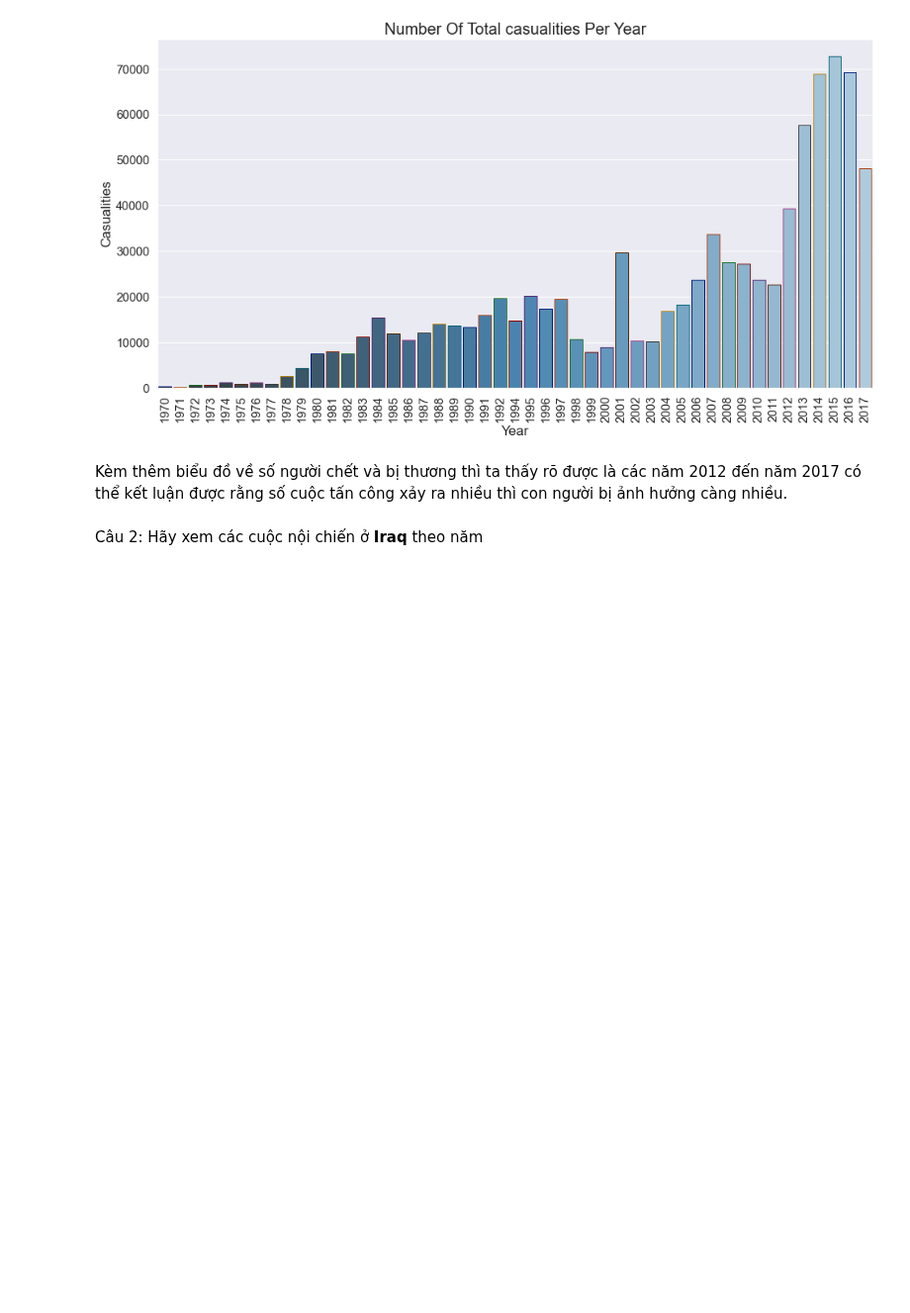
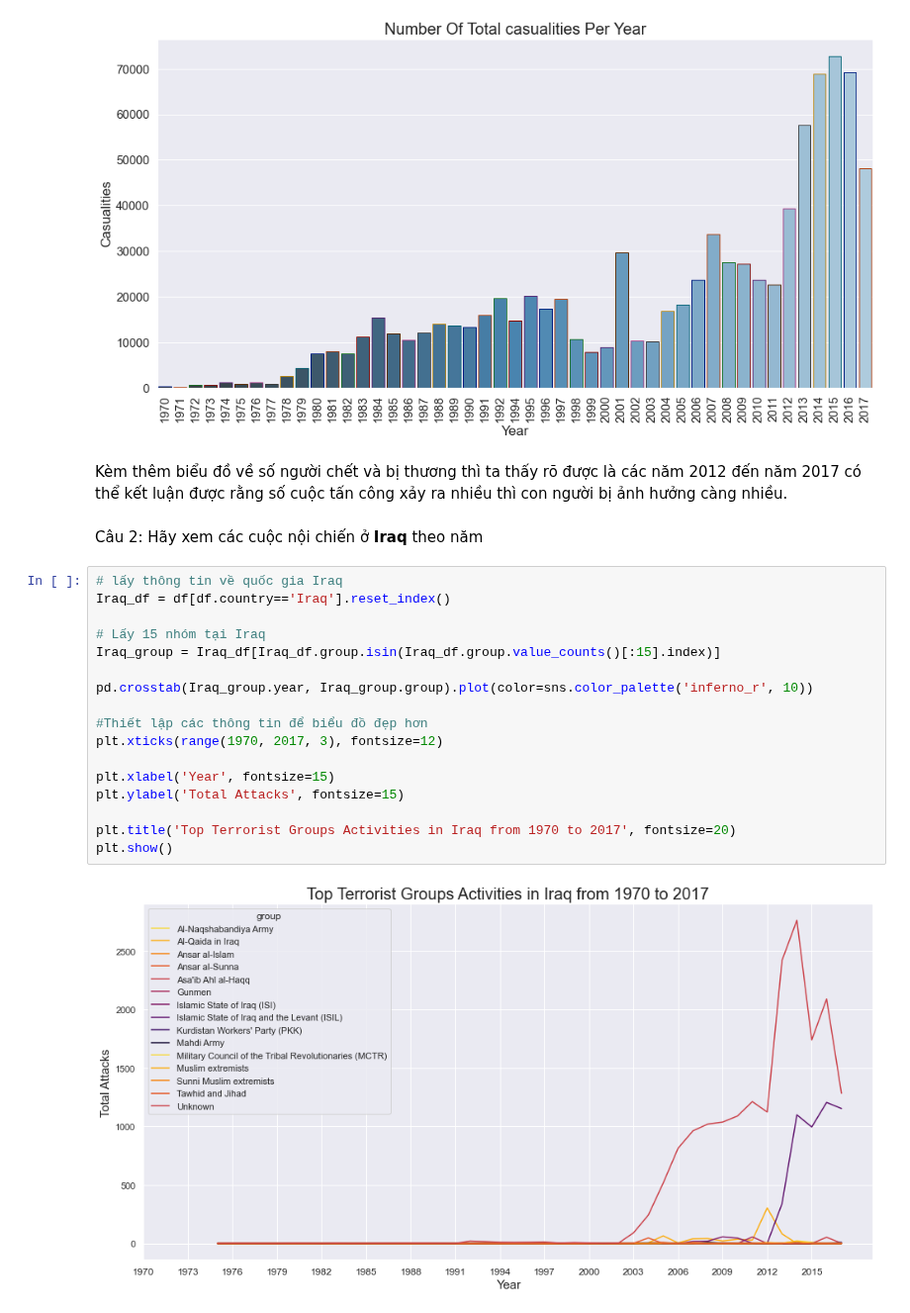
Before and after one commit to tuph-tech/LTKHDL-final, a Jupyter notebook: 1712861-PhanHuuTu.ipynb, the cells around one changed output. Shown at 99% size. Cells and saved outputs as stored; diff of their text form; blank space fills up the shorter version.

```diff
--- a/1712861-PhanHuuTu.ipynb
+++ b/1712861-PhanHuuTu.ipynb
@@ -701,3 +701,22 @@ plt.show()
 Kèm thêm biểu đồ về số người chết và bị thương thì ta thấy rõ được là các năm 2012 đến năm 2017 có thể kết luận được rằng số cuộc tấn công xảy ra nhiều thì con người bị ảnh hưởng càng nhiều.
 # %% [markdown]
 Câu 2: Hãy xem các cuộc nội chiến ở **Iraq** theo năm
+# %%
+# lấy thông tin về quốc gia Iraq
+Iraq_df = df[df.country=='Iraq'].reset_index()
+
+# Lấy 15 nhóm tại Iraq
+Iraq_group = Iraq_df[Iraq_df.group.isin(Iraq_df.group.value_counts()[:15].index)]
+
+pd.crosstab(Iraq_group.year, Iraq_group.group).plot(color=sns.color_palette('inferno_r', 10))
+
+#Thiết lập các thông tin để biểu đồ đẹp hơn
+plt.xticks(range(1970, 2017, 3), fontsize=12)
+
+plt.xlabel('Year', fontsize=15)
+plt.ylabel('Total Attacks', fontsize=15)
+
+plt.title('Top Terrorist Groups Activities in Iraq from 1970 to 2017', fontsize=20)
+plt.show()
+# %% [output]
+[figure, added]
```
Also changed, not shown: parts of 3 cells of this notebook.
